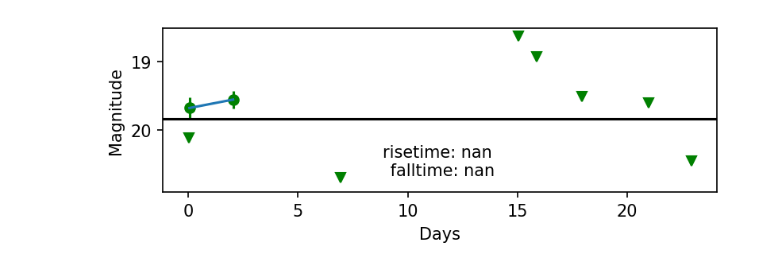
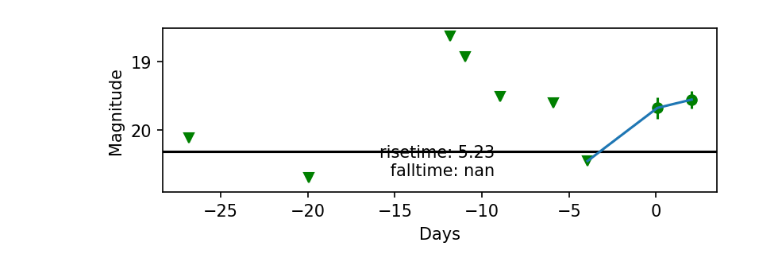
Before and after one commit to magerhart/Summer-Research, a Jupyter notebook: Extragalactic Transient light curves (2).ipynb, the cells around one changed output. Drawn from its saved outputs; the diff is of its cells as text; code cells hidden in the pictures.

```diff
--- a/Extragalactic Transient light curves (2).ipynb
+++ b/Extragalactic Transient light curves (2).ipynb
@@ -470,7 +420,7 @@ x_vals = plotname['mjd'][red_points]-plotname['mjd'][0]
 y_vals = plotname['magpsf'][red_points]
 y_error = plotname['sigmapsf'][red_points]
 
-nd_x_vals = non_detection['mjd'][nd_red_points]-non_detection['mjd'][0]
+nd_x_vals = non_detection['mjd'][nd_red_points]-plotname['mjd'][0]
 nd_y_vals = non_detection['diffmaglim'][nd_red_points]
 
 #defining first peak
@@ -481,40 +431,18 @@ y_vals = y_vals[start:finish]
 y_error = y_error[start:finish]
 
 # finding peak magnitude and its index
-y_vals = np.array(y_vals)
-x_vals = np.array(x_vals)
-minmag = np.min(y_vals)
-magdiff = 2.5 * np.log10(2)
-minmag_index = int(np.argwhere(y_vals == minmag))
+x_sorted, y_sorted, y_error_sorted = include_nd(y_vals, x_vals, y_error, nd_y_vals, nd_x_vals)
 
-mintime = x_vals[minmag_index]
-#print(f"minmag {minmag}")
+mintime, halfmag = find_mintime_halfmag(y_sorted, x_sorted)
+print(f"minmag {np.min(y_sorted)}")
+print(f"halfmag {halfmag}")
 
-nd_y_vals = np.array(nd_y_vals)
-nd_x_vals = np.array(nd_x_vals)
-
-nd_minmag = np.min(nd_y_vals)
-abs_minmag = (minmag + nd_minmag)/2
-halfmag = abs_minmag + magdiff
-#print(f"halfmag {halfmag}")
-
-# interpolating between data points
-x_interp = np.linspace(np.min(x_vals), np.max(x_vals), 10000)
-y_interp = np.interp(x_interp, x_vals, y_vals)
+# define interpolating between data points
+x_interp = np.linspace(np.min(x_sorted), np.max(x_sorted), 10000)
+y_interp = np.interp(x_interp, x_sorted, y_sorted)
 
 # finding rise and fall time using average of nearby points
-good_xvals = np.array([])
-for i, xval in enumerate(x_interp):
-    if np.abs(y_interp[i] - halfmag) < 0.05:
-        good_xvals = np.append(good_xvals, xval)
-
-#print(good_xvals)
-
-half_rising_JD = np.average(good_xvals[np.argwhere(good_xvals<mintime)[:]])
-half_falling_JD = np.average(good_xvals[np.argwhere(good_xvals>mintime)[:]])
-
-risetime = mintime - half_rising_JD
-falltime = half_falling_JD - mintime
+risetime, falltime = find_rise_fall(x_interp, y_interp, halfmag, mintime)
 
 # cleaning up the numbers
 risetime = round(risetime, 2)
@@ -535,17 +463,21 @@ plt.gca().invert_yaxis()
 ax1.axhline(float(halfmag), c='black')
 
 # interpolating between data points
-x_interp = np.linspace(np.min(x_vals), np.max(x_vals), 10000)
-y_interp = np.interp(x_interp, x_vals, y_vals)
+
+x_interp = np.linspace(np.min(x_sorted), np.max(x_sorted), 10000)
+y_interp = np.interp(x_interp, x_sorted, y_sorted)
 ax1.errorbar(x_interp, y_interp)
+
 
 # Adding text to plot
 textstr = f'risetime: {risetime} \n falltime: {falltime}'
 ax1.text(0.5, 0.1, textstr, ha='center', transform=ax1.transAxes)
 
 
-# green filter for transient 3
+
+# green filter for transient 1
 # This is the code for the second plot
+
 
 red_points = plotname['fid']==2
 green_points = plotname['fid']==1
@@ -553,7 +485,7 @@ x_vals = plotname['mjd'][green_points]-plotname['mjd'][0]
 y_vals = plotname['magpsf'][green_points]
 y_error = plotname['sigmapsf'][green_points]
 
-nd_x_vals = non_detection['mjd'][nd_green_points]-non_detection['mjd'][0]
+nd_x_vals = non_detection['mjd'][nd_green_points]-plotname['mjd'][0]
 nd_y_vals = non_detection['diffmaglim'][nd_green_points]
 
 #defining first peak
@@ -564,41 +496,18 @@ y_vals = y_vals[start:finish]
 y_error = y_error[start:finish]
 
 # finding peak magnitude and its index
-y_vals = np.array(y_vals)
-x_vals = np.array(x_vals)
-minmag = np.min(y_vals)
-magdiff = 2.5 * np.log10(2)
-minmag_index = int(np.argwhere(y_vals == minmag))
+x_sorted, y_sorted, y_error_sorted = include_nd(y_vals, x_vals, y_error, nd_y_vals, nd_x_vals)
 
-mintime = x_vals[minmag_index]
-halfmag = minmag + magdiff
-#print(f"minmag {minmag}")
+mintime, halfmag = find_mintime_halfmag(y_sorted, x_sorted)
+print(f"minmag {np.min(y_sorted)}")
+print(f"halfmag {halfmag}")
 
-nd_y_vals = np.array(nd_y_vals)
-nd_x_vals = np.array(nd_x_vals)
-
-nd_minmag = np.min(nd_y_vals)
-abs_minmag = (minmag + nd_minmag)/2
-halfmag = abs_minmag + magdiff
-#print(f"halfmag {halfmag}")
-
-# interpolating between data points
-x_interp = np.linspace(np.min(x_vals), np.max(x_vals), 10000)
-y_interp = np.interp(x_interp, x_vals, y_vals)
+# define interpolating between data points
+x_interp = np.linspace(np.min(x_sorted), np.max(x_sorted), 10000)
+y_interp = np.interp(x_interp, x_sorted, y_sorted)
 
 # finding rise and fall time using average of nearby points
-good_xvals = np.array([])
-for i, xval in enumerate(x_interp):
-    if np.abs(y_interp[i] - halfmag) < 0.05:
-        good_xvals = np.append(good_xvals, xval)
-
-#print(good_xvals)
-
-half_rising_JD = np.average(good_xvals[np.argwhere(good_xvals<mintime)[:]])
-half_falling_JD = np.average(good_xvals[np.argwhere(good_xvals>mintime)[:]])
-
-risetime = mintime - half_rising_JD
-falltime = half_falling_JD - mintime
+risetime, falltime = find_rise_fall(x_interp, y_interp, halfmag, mintime)
 
 # cleaning up the numbers
 risetime = round(risetime, 2)
@@ -619,8 +528,8 @@ plt.gca().invert_yaxis()
 ax2.axhline(float(halfmag), c='black')
 
 # interpolating between data points
-x_interp = np.linspace(np.min(x_vals), np.max(x_vals), 10000)
-y_interp = np.interp(x_interp, x_vals, y_vals)
+x_interp = np.linspace(np.min(x_sorted), np.max(x_sorted), 10000)
+y_interp = np.interp(x_interp, x_sorted, y_sorted)
 ax2.errorbar(x_interp, y_interp)
 
 # Adding text to plot
@@ -636,4 +549,4 @@ plt.show()
-[figure, old version]
+[figure, new version]
 # %%
 ET_4 = pd.read_csv("C:\\Users\\marya\\Downloads\\ZTF20abfhyil_20220606\\detections_ZTF20abfhyil.csv")
 ND_4 = pd.read_csv("C:\\Users\\marya\\Downloads\\ZTF20abfhyil_20220606\\non_detections_ZTF20abfhyil.csv")
```
Also changed, not shown: parts of 11 cells of this notebook.
